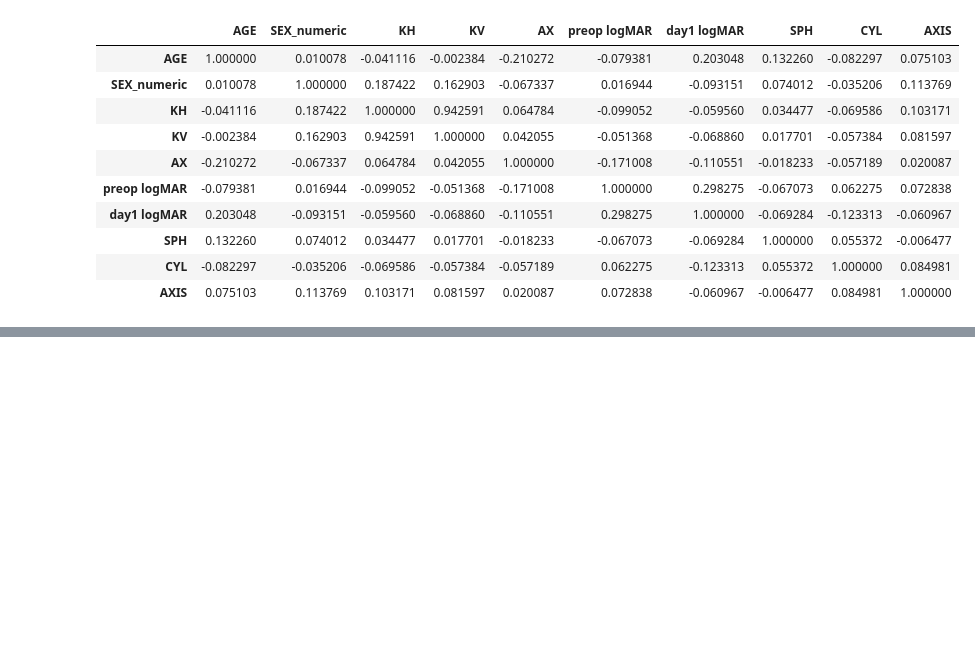
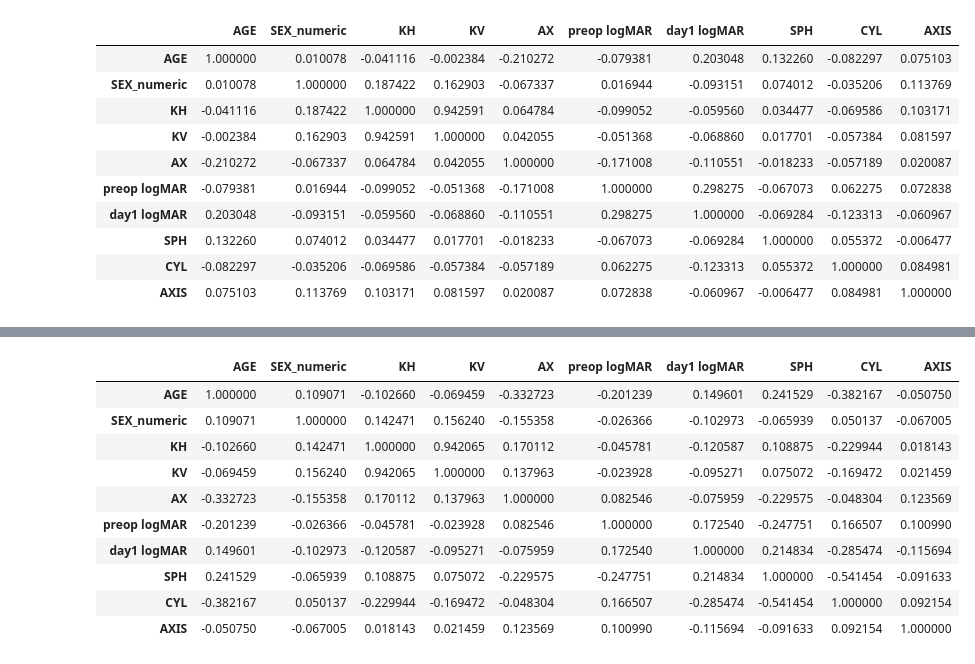
Before and after one commit to drskprabhakar/AI-ML-DL-colab-notebooks-coding-models, a Jupyter notebook: Kalyani_3_follow_ups_arak11825.ipynb, the cells around one changed output, grey strips where cells are left out. Saved outputs shown, nothing was run; the diff lists cells and outputs as text; code cells hidden in the pictures; blank space fills up the shorter version.

```diff
--- a/Kalyani_3_follow_ups_arak11825.ipynb
+++ b/Kalyani_3_follow_ups_arak11825.ipynb
@@ -187,0 +297,8 @@ day1AR.corr()
+# %%
+
+# Separate Astigmatisms
+mixed_df = day1AR[day1AR['Classification'] == 'mixed astigmatism']
+C_myopic_df = day1AR[day1AR['Classification']=='compound Myopic Astigmatism']
+C_hyperopic_df=day1AR[day1AR['Classification']=='compound Hyperopic Astigmatism']
+S_myopic_df = day1AR[day1AR['Classification'] == 'simple myopic astigmatism']
+S_hyperopic_df = day1AR[day1AR['Classification'] == 'simple hyperopic astigmatism']
@@ -187,0 +329,14 @@ day1AR.corr()
+# %%
+mixed_df[['AGE', 'SEX_numeric', 'KH', 'KV', 'AX','preop logMAR', 'day1 logMAR','SPH', 'CYL', 'AXIS']].corr()
+# %% [output]
+|  | AGE | SEX_numeric | KH | KV | AX | preop logMAR | day1 logMAR | SPH | CYL | AXIS |
+| AGE | 1.000000 | 0.109071 | -0.102660 | -0.069459 | -0.332723 | -0.201239 | 0.149601 | 0.241529 | -0.382167 | -0.050750 |
+| SEX_numeric | 0.109071 | 1.000000 | 0.142471 | 0.156240 | -0.155358 | -0.026366 | -0.102973 | -0.065939 | 0.050137 | -0.067005 |
+| KH | -0.102660 | 0.142471 | 1.000000 | 0.942065 | 0.170112 | -0.045781 | -0.120587 | 0.108875 | -0.229944 | 0.018143 |
+| KV | -0.069459 | 0.156240 | 0.942065 | 1.000000 | 0.137963 | -0.023928 | -0.095271 | 0.075072 | -0.169472 | 0.021459 |
+| AX | -0.332723 | -0.155358 | 0.170112 | 0.137963 | 1.000000 | 0.082546 | -0.075959 | -0.229575 | -0.048304 | 0.123569 |
+| preop logMAR | -0.201239 | -0.026366 | -0.045781 | -0.023928 | 0.082546 | 1.000000 | 0.172540 | -0.247751 | 0.166507 | 0.100990 |
+| day1 logMAR | 0.149601 | -0.102973 | -0.120587 | -0.095271 | -0.075959 | 0.172540 | 1.000000 | 0.214834 | -0.285474 | -0.115694 |
+| SPH | 0.241529 | -0.065939 | 0.108875 | 0.075072 | -0.229575 | -0.247751 | 0.214834 | 1.000000 | -0.541454 | -0.091633 |
+| CYL | -0.382167 | 0.050137 | -0.229944 | -0.169472 | -0.048304 | 0.166507 | -0.285474 | -0.541454 | 1.000000 | 0.092154 |
+| AXIS | -0.050750 | -0.067005 | 0.018143 | 0.021459 | 0.123569 | 0.100990 | -0.115694 | -0.091633 | 0.092154 | 1.000000 |
```
Also changed, not shown: parts of 9 cells of this notebook.
